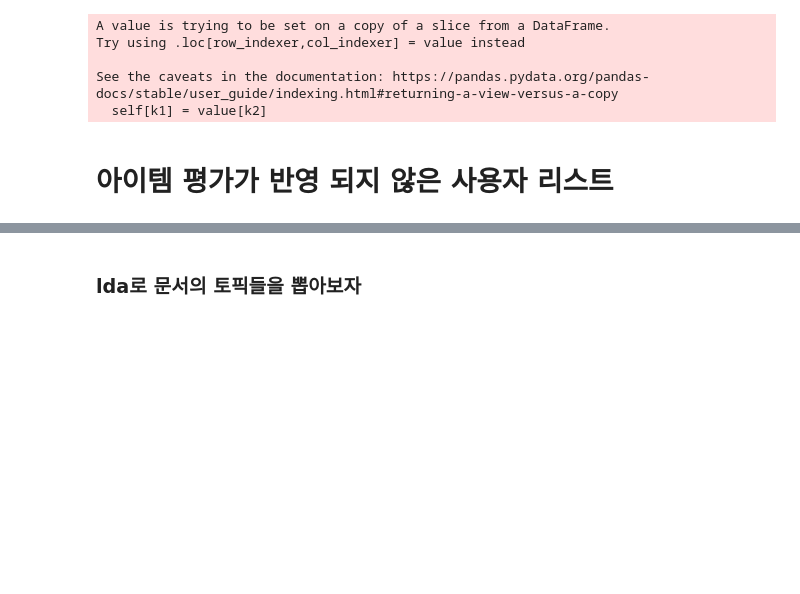
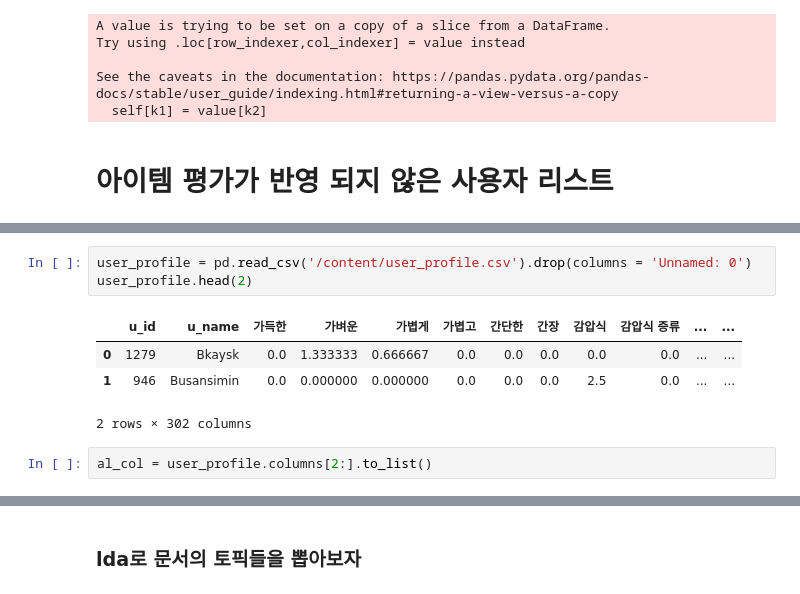
Before and after one commit to Team-alryeoju/alryeoju, a Jupyter notebook: model/profile.ipynb, the cells around one changed output, grey strips where cells are left out. Saved outputs shown, nothing was run; the diff lists cells and outputs as text; blank space fills up the shorter version.

```diff
--- a/model/profile.ipynb
+++ b/model/profile.ipynb
@@ -250,0 +301,10 @@ demo.loc[demo.total == 0]
+# %%
+user_profile = pd.read_csv('/content/user_profile.csv').drop(columns = 'Unnamed: 0')
+user_profile.head(2)
+# %% [output]
+|  | u_id | u_name | 가득한 | 가벼운 | 가볍게 | 가볍고 | 간단한 | 간장 | 감압식 | 감압식 증류 | ... | ... |
+| 0 | 1279 | Bkaysk | 0.0 | 1.333333 | 0.666667 | 0.0 | 0.0 | 0.0 | 0.0 | 0.0 | ... | ... |
+| 1 | 946 | Busansimin | 0.0 | 0.000000 | 0.000000 | 0.0 | 0.0 | 0.0 | 2.5 | 0.0 | ... | ... |
+2 rows × 302 columns
+# %%
+al_col = user_profile.columns[2:].to_list()
```
Also changed, not shown: parts of 18 cells of this notebook, 2 other files.
